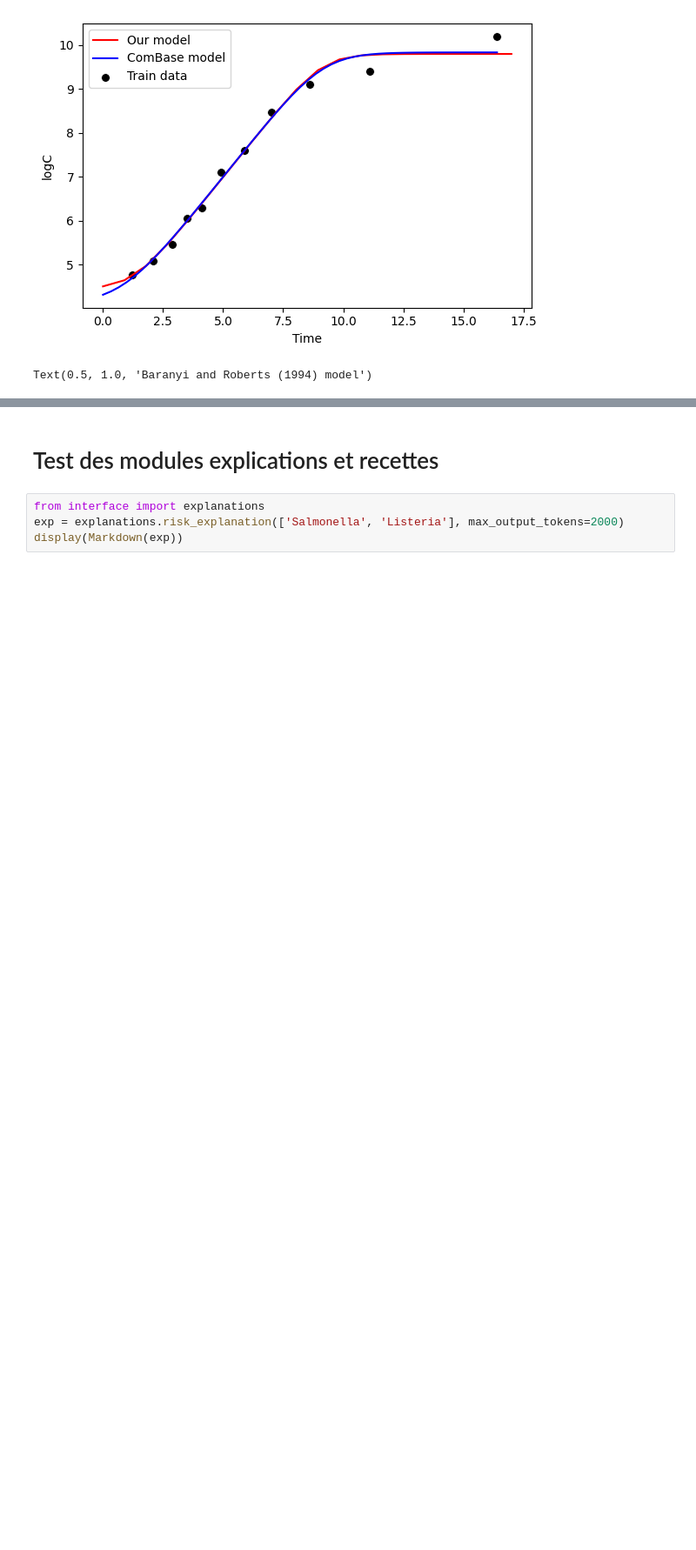
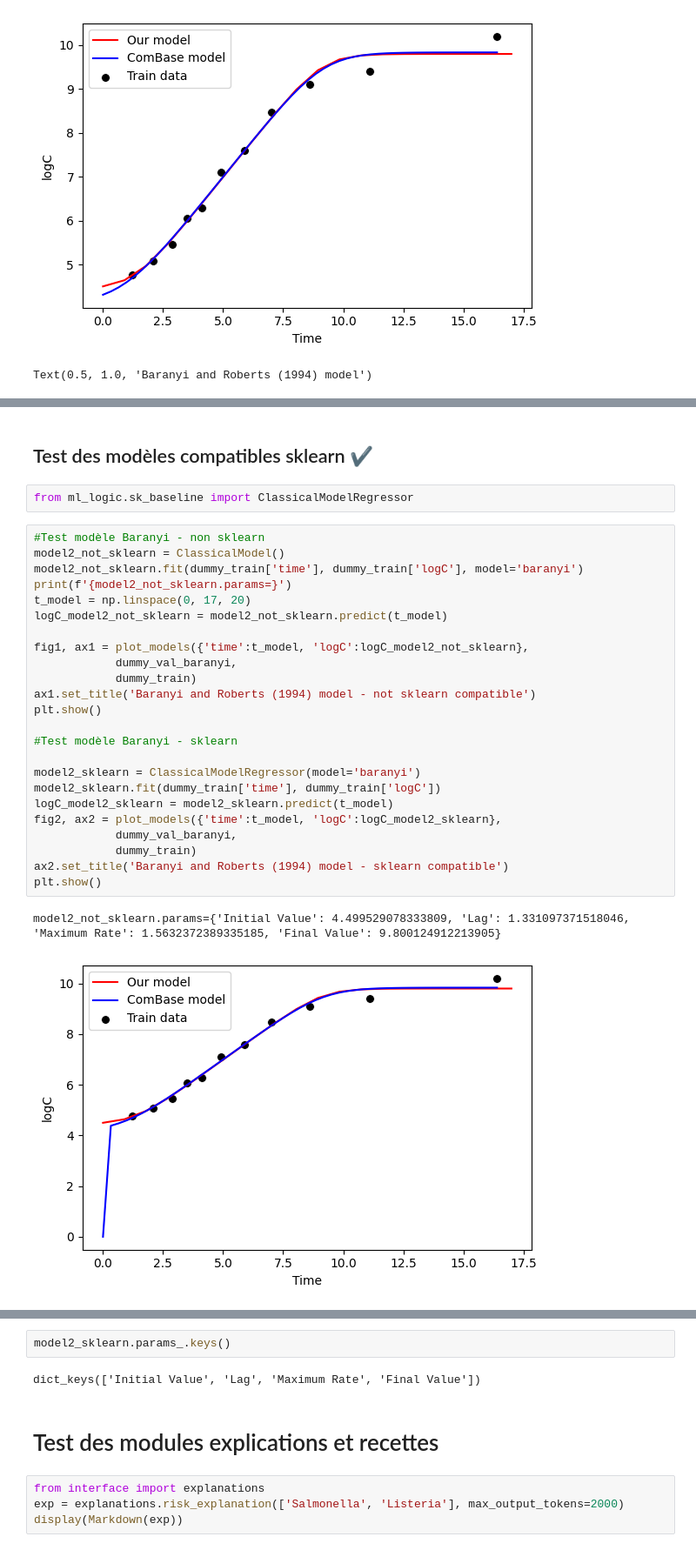
Before and after one commit to lulutinee/safer_food, a Jupyter notebook: notebooks/Utils.ipynb, the cells around one changed output, grey strips where cells are left out. Shown at 87% size. Cells and saved outputs as stored; diff of their text form; blank space fills up the shorter version.

Commit message:
moved classical models to a sklearn regressor, got the math part of the models in a dedicated classical_models.py module,

```diff
--- a/notebooks/Utils.ipynb
+++ b/notebooks/Utils.ipynb
@@ -227,0 +228,31 @@ Ea estimé (J/mol) : 78754
+# %% [markdown]
+## Test des modèles compatibles sklearn ✔
+# %%
+from ml_logic.sk_baseline import ClassicalModelRegressor
+# %%
+#Test modèle Baranyi - non sklearn
+model2_not_sklearn = ClassicalModel()
+model2_not_sklearn.fit(dummy_train['time'], dummy_train['logC'], model='baranyi')
+print(f'{model2_not_sklearn.params=}')
+t_model = np.linspace(0, 17, 20)
+logC_model2_not_sklearn = model2_not_sklearn.predict(t_model)
+
+fig1, ax1 = plot_models({'time':t_model, 'logC':logC_model2_not_sklearn},
+            dummy_val_baranyi,
+            dummy_train)
+ax1.set_title('Baranyi and Roberts (1994) model - not sklearn compatible')
+plt.show()
+
+#Test modèle Baranyi - sklearn
+
+model2_sklearn = ClassicalModelRegressor(model='baranyi')
+model2_sklearn.fit(dummy_train['time'], dummy_train['logC'])
+logC_model2_sklearn = model2_sklearn.predict(t_model)
+fig2, ax2 = plot_models({'time':t_model, 'logC':logC_model2_sklearn},
+            dummy_val_baranyi,
+            dummy_train)
+ax2.set_title('Baranyi and Roberts (1994) model - sklearn compatible')
+plt.show()
+# %% [output]
+model2_not_sklearn.params={'Initial Value': 4.499529078333809, 'Lag': 1.331097371518046, 'Maximum Rate': 1.5632372389335185, 'Final Value': 9.800124912213905}
+[figure, added]
@@ -228,3 +260,7 @@ Ea estimé (J/mol) : 78754
+# %%
+model2_sklearn.params_.keys()
+# %% [output]
+dict_keys(['Initial Value', 'Lag', 'Maximum Rate', 'Final Value'])
 # %% [markdown]
 # Test des modules explications et recettes
 # %%
```
Also changed, not shown: parts of 5 cells of this notebook, 4 other files.
